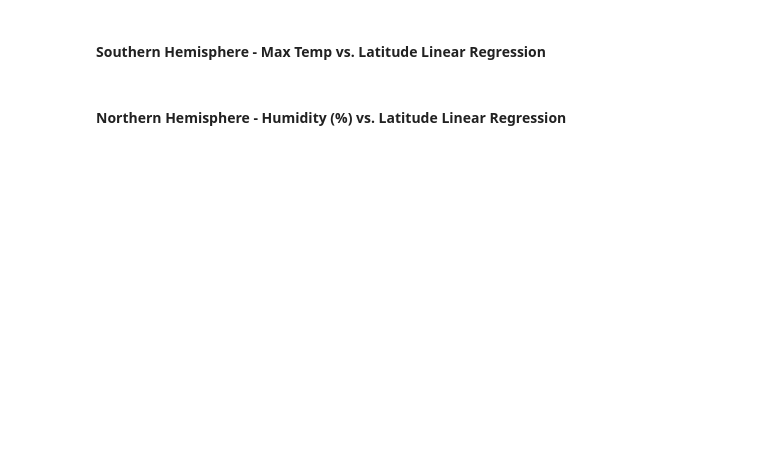
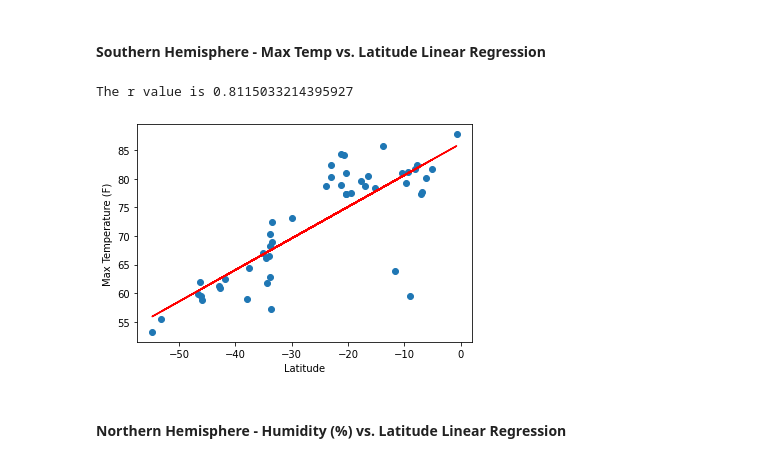
Before and after one commit to tannerhorton/weather_vacation_app, a Jupyter notebook: weather_vacation_py/WeatherPy.ipynb, the cells around one changed output. Drawn from its saved outputs; the diff is of its cells as text; code cells hidden in the pictures; blank space fills up the shorter version.

```diff
--- a/weather_vacation_py/WeatherPy.ipynb
+++ b/weather_vacation_py/WeatherPy.ipynb
@@ -539,4 +548,26 @@ plt.show()
 # %% [markdown]
 ####  Southern Hemisphere - Max Temp vs. Latitude Linear Regression
+# %%
+x_values = southern_lat['Lat']
+y_values = southern_lat['Max Temp']
+(slope, intercept, rvalue, pvalue, stderr) = linregress(x_values, y_values)
+
+#create the equation y=mx+b:
+regress_values = x_values * slope + intercept
+
+#this is all formatting, adding the line to our plot
+line_eq = "y = " + str(round(slope,2)) + "x + " + str(round(intercept,2))
+plt.scatter(x_values,y_values)
+plt.plot(x_values,regress_values,"r-")
+plt.annotate(line_eq,(-30,50),fontsize=10,color="red")
+plt.xlabel('Latitude')
+plt.ylabel('Max Temperature (F)')
+
+print(f'The r value is {st.pearsonr(y_values,x_values)[0]}')
+plt.savefig("Images/LR_SH_Temp_v_Lat.png")
+plt.show()
+# %% [output]
+The r value is 0.8115033214395927
+[figure, added]
 # %% [markdown]
 ####  Northern Hemisphere - Humidity (%) vs. Latitude Linear Regression
```
Also changed, not shown: parts of 9 cells of this notebook, 11 other files.
